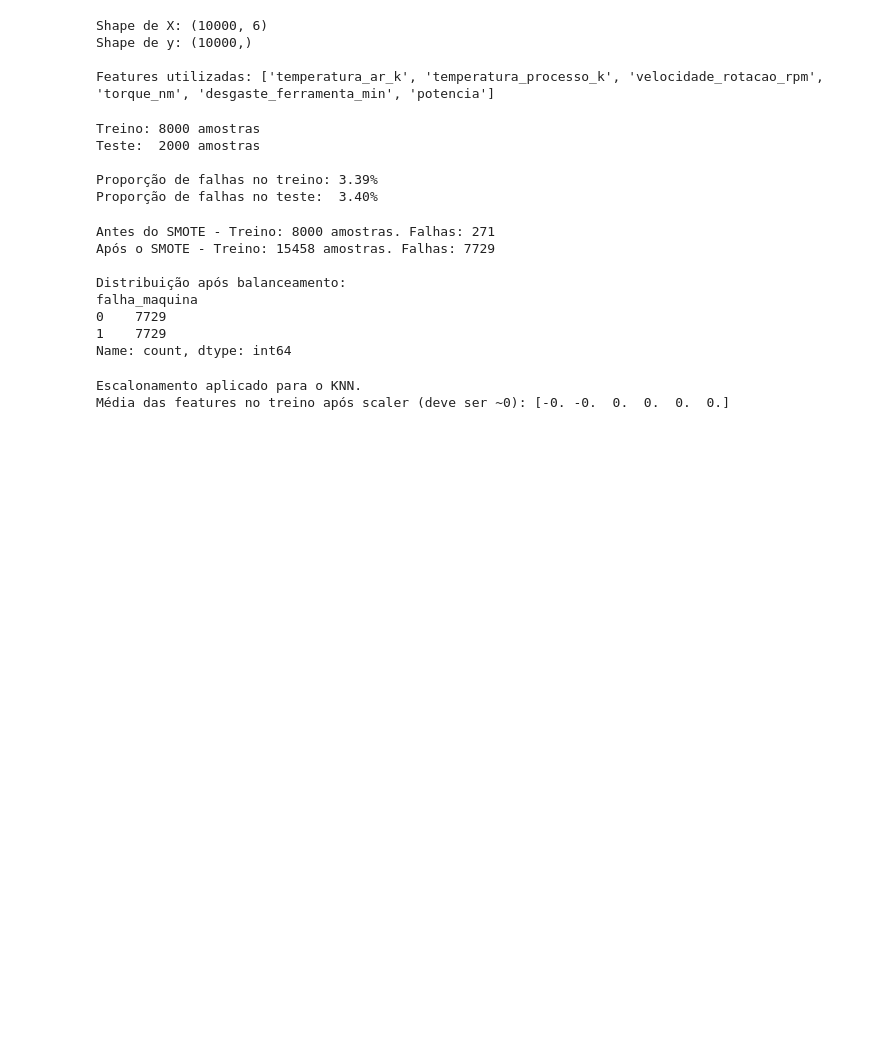
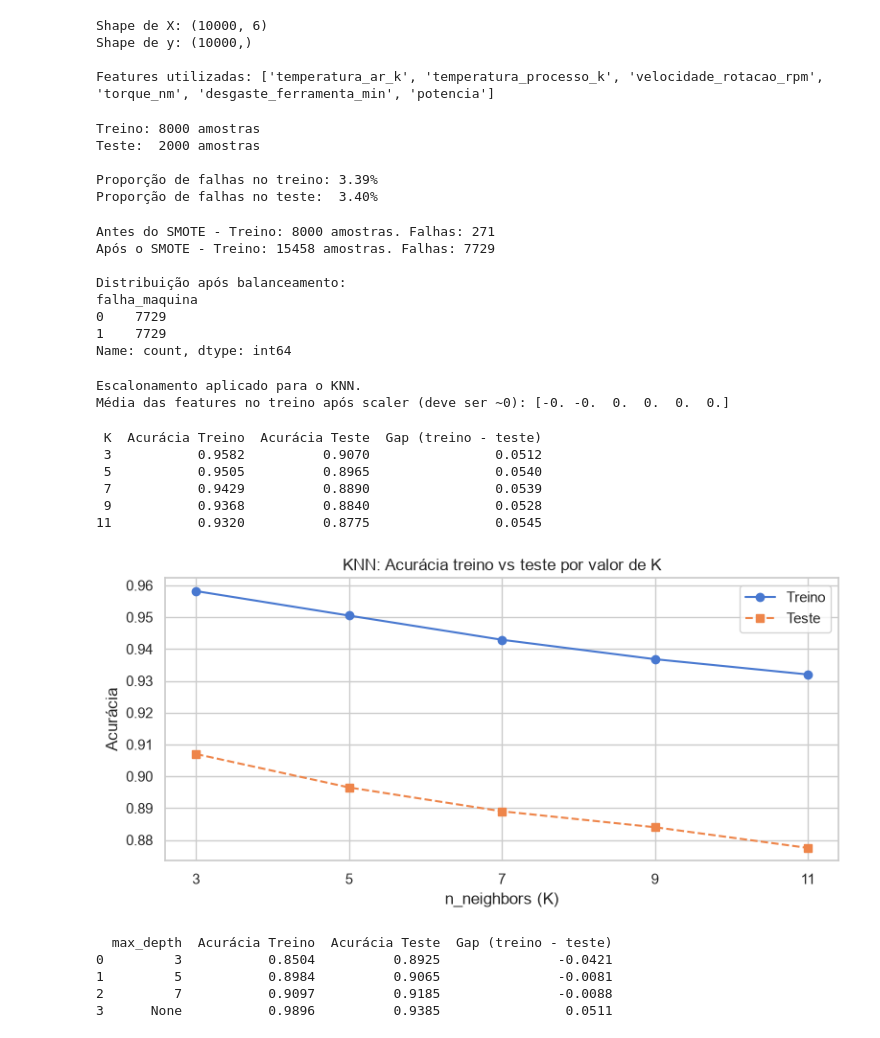
Before and after one commit to zobolidiogo/pipeline_preditiva, a Jupyter notebook: pipeline_preditiva.ipynb, the cells around one changed output. Saved outputs shown, nothing was run; the diff lists cells and outputs as text; code cells hidden in the pictures; blank space fills up the shorter version.

```diff
--- a/pipeline_preditiva.ipynb
+++ b/pipeline_preditiva.ipynb
@@ -322,3 +322,71 @@ print(f"Média das features no treino após scaler (deve ser ~0): {X_train_knn.m
 # %% [output]
 Escalonamento aplicado para o KNN.
 Média das features no treino após scaler (deve ser ~0): [-0. -0.  0.  0.  0.  0.]
+# %%
+resultados_knn = []
+
+for k in [3, 5, 7, 9, 11]:
+    modelo = KNeighborsClassifier(n_neighbors=k)
+    modelo.fit(X_train_knn, y_train_bal)
+
+    acc_treino = accuracy_score(y_train_bal, modelo.predict(X_train_knn))
+    acc_teste  = accuracy_score(y_test,      modelo.predict(X_test_knn))
+
+    resultados_knn.append({
+        "K": k,
+        "Acurácia Treino": round(acc_treino, 4),
+        "Acurácia Teste":  round(acc_teste, 4),
+        "Gap (treino - teste)": round(acc_treino - acc_teste, 4)
+    })
+
+df_knn = pd.DataFrame(resultados_knn)
+print(df_knn.to_string(index=False))
+# %% [output]
+ K  Acurácia Treino  Acurácia Teste  Gap (treino - teste)
+ 3           0.9582          0.9070                0.0512
+ 5           0.9505          0.8965                0.0540
+ 7           0.9429          0.8890                0.0539
+ 9           0.9368          0.8840                0.0528
+11           0.9320          0.8775                0.0545
+# %%
+fig, ax = plt.subplots(figsize=(8, 4))
+ks = df_knn["K"]
+
+ax.plot(ks, df_knn["Acurácia Treino"], marker="o", label="Treino")
+ax.plot(ks, df_knn["Acurácia Teste"],  marker="s", label="Teste", linestyle="--")
+
+ax.set_xlabel("n_neighbors (K)")
+ax.set_ylabel("Acurácia")
+ax.set_title("KNN: Acurácia treino vs teste por valor de K")
+ax.set_xticks(ks)
+ax.legend()
+plt.tight_layout()
+plt.savefig("outputs/graficos/knn_overfitting.png")
+plt.show()
+# %% [output]
+[figure, added]
+# %%
+resultados_arvore = []
+
+for profundidade in [3, 5, 7, None]:
+    modelo = DecisionTreeClassifier(max_depth=profundidade, random_state=42)
+    modelo.fit(X_train_bal, y_train_bal)
+
+    acc_treino = accuracy_score(y_train_bal, modelo.predict(X_train_bal))
+    acc_teste  = accuracy_score(y_test,      modelo.predict(X_test))
+
+    resultados_arvore.append({
+        "max_depth": str(profundidade),
+        "Acurácia Treino": round(acc_treino, 4),
+        "Acurácia Teste":  round(acc_teste, 4),
+        "Gap (treino - teste)": round(acc_treino - acc_teste, 4)
+    })
+
+df_arvore = pd.DataFrame(resultados_arvore)
+print(df_arvore.to_string())
+# %% [output]
+  max_depth  Acurácia Treino  Acurácia Teste  Gap (treino - teste)
+0         3           0.8504          0.8925               -0.0421
+1         5           0.8984          0.9065               -0.0081
+2         7           0.9097          0.9185               -0.0088
+3      None           0.9896          0.9385                0.0511
```
Also changed, not shown: parts of 3 cells of this notebook, 1 other file.
